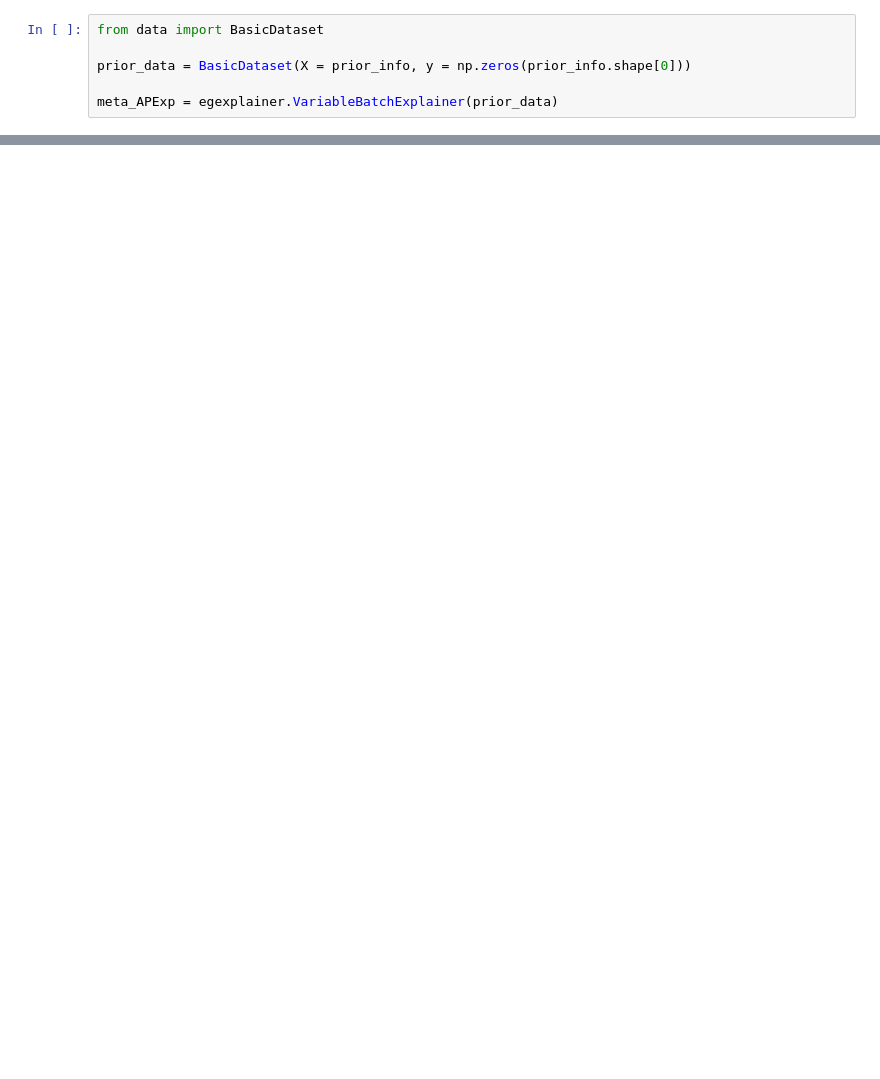
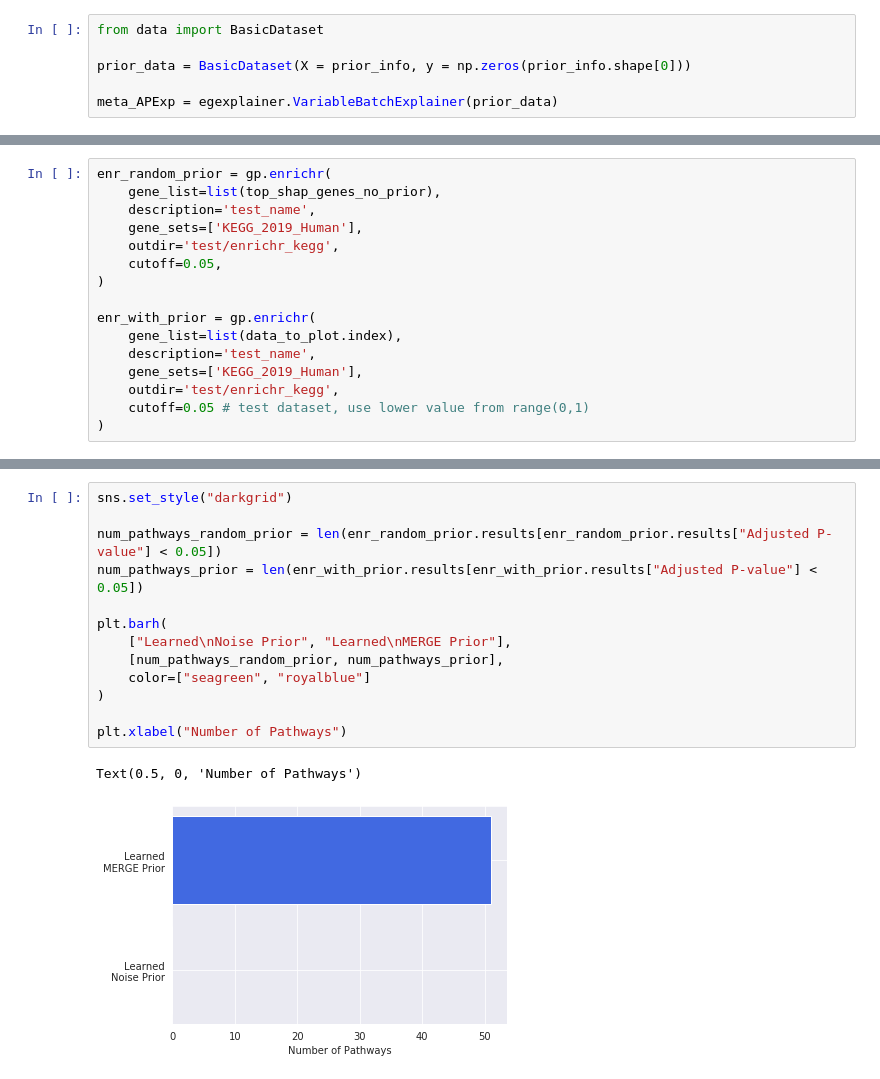
Before and after one commit to suinleelab/deep_attribution_priors, a Jupyter notebook: learned_drug_prior.ipynb, the cells around one changed output, grey strips where cells are left out. Cells and saved outputs as stored; diff of their text form; blank space fills up the shorter version.

```diff
--- a/learned_drug_prior.ipynb
+++ b/learned_drug_prior.ipynb
@@ -648,0 +779,16 @@ print(test_errors_no_prior)
+# %%
+enr_random_prior = gp.enrichr(
+    gene_list=list(top_shap_genes_no_prior),
+    description='test_name',
+    gene_sets=['KEGG_2019_Human'],
+    outdir='test/enrichr_kegg',
+    cutoff=0.05,
+)
+
+enr_with_prior = gp.enrichr(
+    gene_list=list(data_to_plot.index),
+    description='test_name',
+    gene_sets=['KEGG_2019_Human'],
+    outdir='test/enrichr_kegg',
+    cutoff=0.05 # test dataset, use lower value from range(0,1)
+)
@@ -648,0 +807,16 @@ print(test_errors_no_prior)
+# %%
+sns.set_style("darkgrid")
+
+num_pathways_random_prior = len(enr_random_prior.results[enr_random_prior.results["Adjusted P-value"] < 0.05])
+num_pathways_prior = len(enr_with_prior.results[enr_with_prior.results["Adjusted P-value"] < 0.05])
+
+plt.barh(
+    ["Learned\nNoise Prior", "Learned\nMERGE Prior"],
+    [num_pathways_random_prior, num_pathways_prior],
+    color=["seagreen", "royalblue"]
+)
+
+plt.xlabel("Number of Pathways")
+# %% [output]
+Text(0.5, 0, 'Number of Pathways')
+[figure, added]
```
Also changed, not shown: parts of 31 cells of this notebook, 1 other file.
